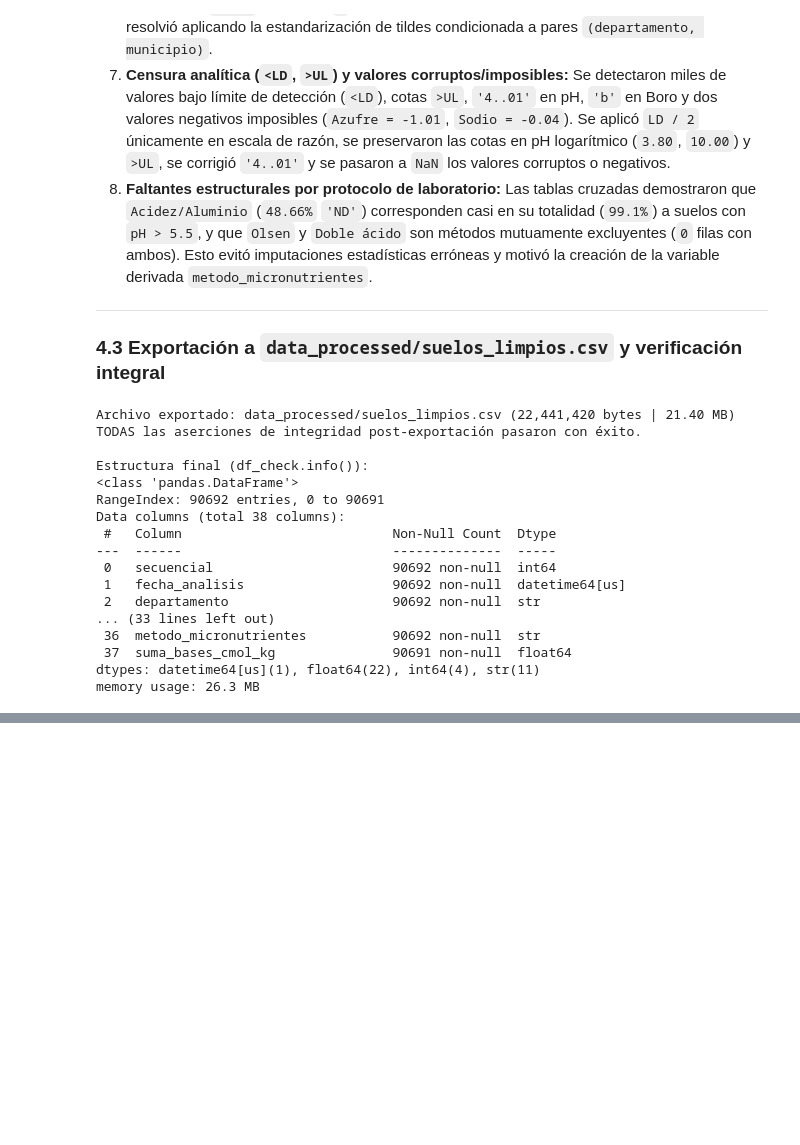
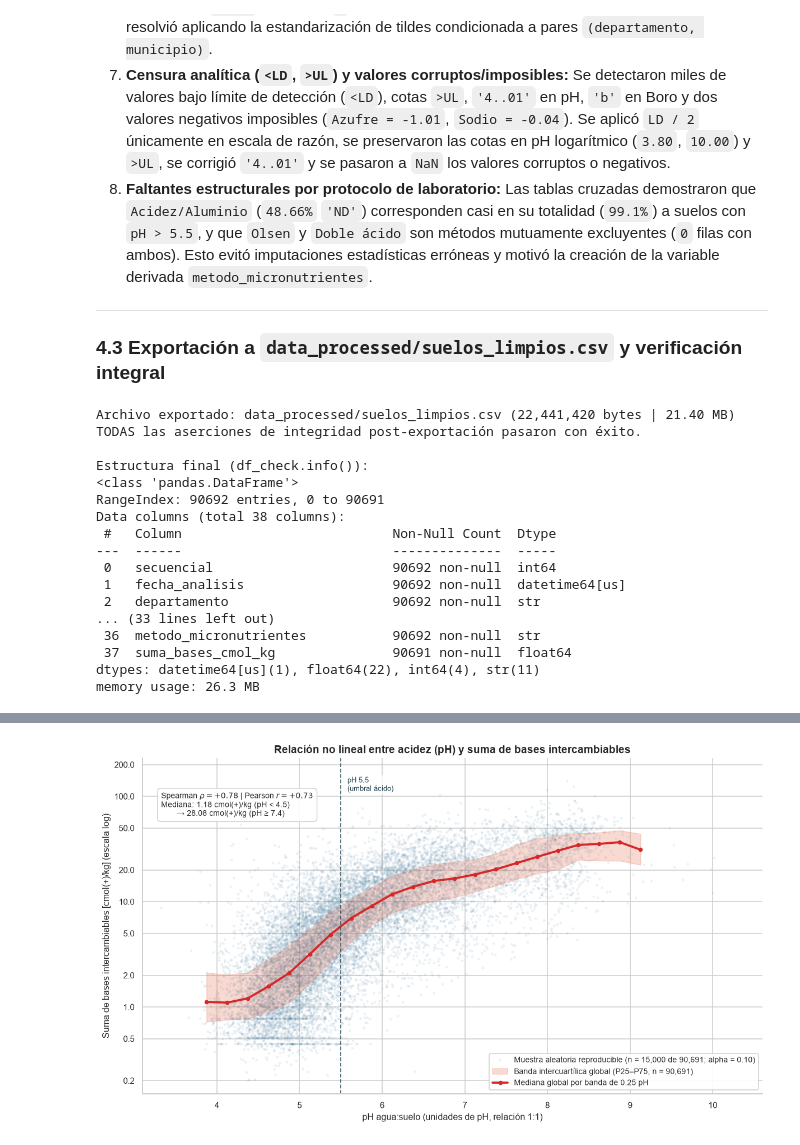
Before and after one commit to diperezmo/Parcial.-An-lisis-exploratorio-de-datos-con-Python, a Jupyter notebook: eda_suelos_agrosavia.ipynb, the cells around one changed output, grey strips where cells are left out. Saved outputs shown, nothing was run; the diff lists cells and outputs as text; code cells hidden in the pictures; blank space fills up the shorter version.

```diff
--- a/eda_suelos_agrosavia.ipynb
+++ b/eda_suelos_agrosavia.ipynb
@@ -1052,0 +1997,70 @@ memory usage: 26.3 MB
+# %%
+# Figura 3: Relación no lineal entre pH y Suma de Bases (muestra reproducible + mediana/RIC global en escala log)
+sub_sb = df_eda[['ph_agua_suelo', 'suma_bases_cmol_kg']].dropna().copy()
+sample_sb = sub_sb.sample(n=15000, random_state=42)
+
+# Curva mediana y banda RIC calculadas sobre TODOS los 90,691 registros por bins de 0.25 pH
+bins_ph = np.arange(3.25, 10.25, 0.25)
+sub_sb['ph_bin'] = pd.cut(sub_sb['ph_agua_suelo'], bins=bins_ph)
+trend = (
+    sub_sb.groupby('ph_bin', observed=True)['suma_bases_cmol_kg']
+    .agg(
+        n='size',
+        q25=lambda s: s.quantile(0.25),
+        med='median',
+        q75=lambda s: s.quantile(0.75),
+    )
+    .reset_index()
+)
+trend = trend[trend['n'] >= 30].copy()
+trend['ph_mid'] = trend['ph_bin'].apply(lambda iv: iv.mid).astype(float)
+
+rho_sp = float(sub_sb[['ph_agua_suelo', 'suma_bases_cmol_kg']].corr(method='spearman').iloc[0, 1])
+r_pe = float(sub_sb[['ph_agua_suelo', 'suma_bases_cmol_kg']].corr(method='pearson').iloc[0, 1])
+
+fig, ax = plt.subplots(figsize=(10.8, 6.2), constrained_layout=True)
+
+ax.scatter(
+    sample_sb['ph_agua_suelo'], sample_sb['suma_bases_cmol_kg'],
+    s=9, alpha=0.10, color='#457b9d', edgecolors='none', rasterized=True,
+    label='Muestra aleatoria reproducible (n = 15,000 de 90,691; alpha = 0.10)'
+)
+ax.fill_between(
+    trend['ph_mid'], trend['q25'], trend['q75'],
+    color='#e76f51', alpha=0.25, label='Banda intercuartílica global (P25–P75, n = 90,691)'
+)
+ax.plot(
+    trend['ph_mid'], trend['med'],
+    color='#d62828', linewidth=2.5, marker='o', markersize=4,
+    label='Mediana global por banda de 0.25 pH'
+)
+ax.axvline(5.5, color='#264653', linestyle='--', linewidth=1.2, alpha=0.8)
+ax.text(5.58, 155, 'pH 5.5\n(umbral ácido)', ha='left', va='top', fontsize=8.8, color='#264653',
+        bbox=dict(boxstyle='round,pad=0.15', facecolor='white', edgecolor='none', alpha=0.78))
+
+ax.set_yscale('log')
+ticks_y = [0.2, 0.5, 1, 2, 5, 10, 20, 50, 100, 200]
+ax.set_yticks(ticks_y)
+ax.get_yaxis().set_major_formatter(mticker.ScalarFormatter())
+ax.yaxis.set_minor_formatter(mticker.NullFormatter())
+ax.set_xlim(3.1, 10.6)
+ax.set_ylim(0.15, 230)
+
+ax.text(
+    0.03, 0.90,
+    f'Spearman $\\rho = {rho_sp:+.2f}$ | Pearson $r = {r_pe:+.2f}$\n'
+    'Mediana: 1.18 cmol(+)/kg (pH < 4.5)\n'
+    '       → 28.08 cmol(+)/kg (pH ≥ 7.4)',
+    transform=ax.transAxes, va='top', ha='left', fontsize=9.2,
+    bbox=dict(boxstyle='round,pad=0.45', facecolor='white', edgecolor='#cccccc', alpha=0.92)
+)
+
+ax.set_xlabel('pH agua:suelo (unidades de pH, relación 1:1)')
+ax.set_ylabel('Suma de bases intercambiables [cmol(+)/kg] (escala log)')
+ax.set_title('Relación no lineal entre acidez (pH) y suma de bases intercambiables')
+ax.legend(loc='lower right', frameon=True, framealpha=0.92)
+
+fig.savefig('figures/fig3_ph_vs_suma_bases.png', bbox_inches='tight', dpi=150)
+plt.show()
+# %% [output]
+[figure, added]
```
Also changed, not shown: parts of 34 cells of this notebook, 6 other files.
